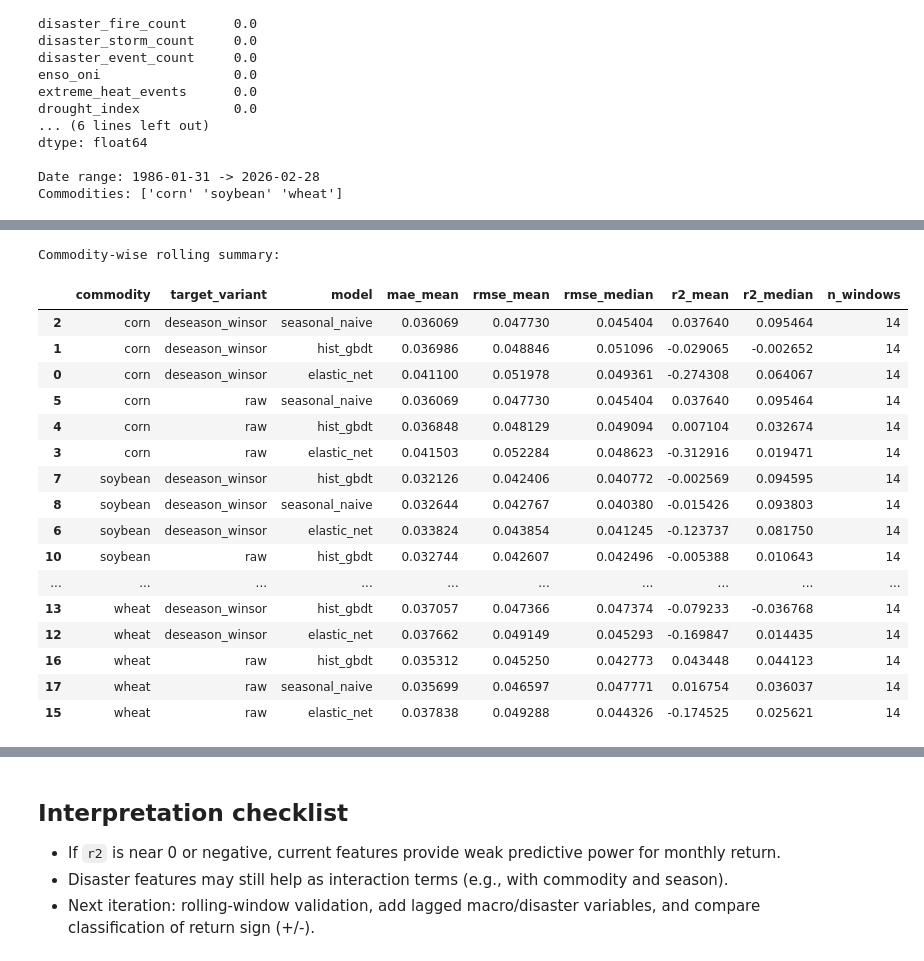
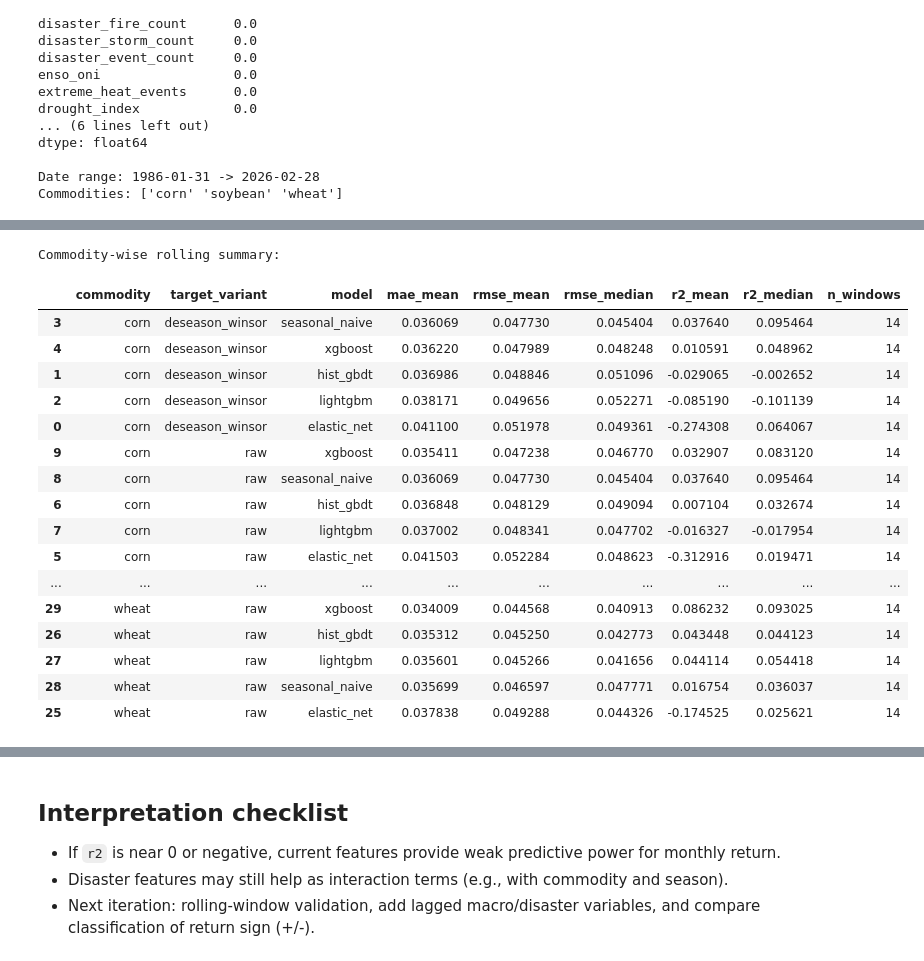
Before and after one commit to SankeerthR1/EAS508-Statistics, a Jupyter notebook: scripts/ml_response_feature_exploration.ipynb, the cells around one changed output, grey strips where cells are left out. Saved outputs shown, nothing was run; the diff lists cells and outputs as text; code cells hidden in the pictures.

Commit message:
update model

```diff
--- a/scripts/ml_response_feature_exploration.ipynb
+++ b/scripts/ml_response_feature_exploration.ipynb
@@ -8,6 +8,8 @@ import pandas as pd
 import warnings
 import os
 from pathlib import Path
+
+os.environ.setdefault("MPLCONFIGDIR", "/tmp/matplotlib")
 
 from sklearn.base import BaseEstimator, TransformerMixin
 from sklearn.compose import ColumnTransformer
@@ -18,6 +20,23 @@ from sklearn.metrics import mean_absolute_error, mean_squared_error, r2_score
 from sklearn.linear_model import Ridge, ElasticNet
 from sklearn.ensemble import HistGradientBoostingRegressor
 from IPython.display import display
+
+from statsmodels.tsa.statespace.sarimax import SARIMAX
+from statsmodels.tools.sm_exceptions import ConvergenceWarning as SMConvergenceWarning
+from statsmodels.tools.sm_exceptions import ValueWarning as SMValueWarning
+
+# Optional booster models. If package is unavailable, notebook continues gracefully.
+try:
+    from xgboost import XGBRegressor
+    HAS_XGB = True
+except Exception:
+    HAS_XGB = False
+
+try:
+    from lightgbm import LGBMRegressor
+    HAS_LGBM = True
+except Exception:
+    HAS_LGBM = False
 
 PROJECT_ROOT = Path.cwd()
 if not (PROJECT_ROOT / "pyproject.toml").exists() and (PROJECT_ROOT.parent / "pyproject.toml").exists():
@@ -32,10 +51,16 @@ panel["date"] = pd.to_datetime(panel["date"])
 panel = panel.sort_values(["commodity", "date"]).reset_index(drop=True)
 
 print(panel.shape)
+print('xgboost available:', HAS_XGB, '| lightgbm available:', HAS_LGBM)
 panel.head()
 
 # Silence noisy infra warnings in notebook runs
 warnings.filterwarnings("ignore", message="Could not find the number of physical cores")
 os.environ.setdefault("LOKY_MAX_CPU_COUNT", "8")
+warnings.filterwarnings("ignore", message="X does not have valid feature names")
+warnings.filterwarnings("ignore", category=SMConvergenceWarning)
+warnings.filterwarnings("ignore", category=SMValueWarning)
+warnings.filterwarnings("ignore", category=FutureWarning, module="statsmodels")
+warnings.filterwarnings("ignore", message="'M' is deprecated and will be removed in a future version")
 # %% [output]
 (1446, 24)
@@ -445,46 +487,56 @@ for commodity_name, sub in model_df.groupby("commodity"):
             wres["commodity"] = commodity_name
             per_commodity_results.append(wres)
 
 if per_commodity_results:
     per_commodity_df = pd.concat(per_commodity_results, ignore_index=True)
     per_commodity_summary = (
         per_commodity_df
         .groupby(["commodity", "target_variant", "model"], as_index=False)
         .agg(
             mae_mean=("mae", "mean"),
             rmse_mean=("rmse", "mean"),
             rmse_median=("rmse", "median"),
             r2_mean=("r2", "mean"),
             r2_median=("r2", "median"),
             n_windows=("window", "nunique"),
         )
         .sort_values(["commodity", "target_variant", "rmse_mean"])
     )
 
     print("Commodity-wise rolling summary:")
     display(per_commodity_summary)
 else:
     print("No commodity-wise rolling windows were generated.")
 
 
 if per_commodity_results:
     per_commodity_summary.to_csv(OUTPUT_DIR / "model_commodity_rolling_summary.csv", index=False)
+
+
+if per_commodity_results:
+    # Only keep models that beat seasonal_naive by commodity/target_variant
+    base = per_commodity_summary[per_commodity_summary["model"] == "seasonal_naive"][["commodity", "target_variant", "r2_mean"]].rename(columns={"r2_mean": "r2_base"})
+    beat_tbl = per_commodity_summary.merge(base, on=["commodity", "target_variant"], how="left")
+    beat_tbl["delta_r2_vs_seasonal_naive"] = beat_tbl["r2_mean"] - beat_tbl["r2_base"]
+    beat_tbl = beat_tbl.sort_values(["commodity", "target_variant", "delta_r2_vs_seasonal_naive"], ascending=[True, True, False])
+    display(beat_tbl)
+    beat_tbl.to_csv(OUTPUT_DIR / "model_commodity_vs_seasonal_naive.csv", index=False)
 # %% [output]
 Commodity-wise rolling summary:
 |  | commodity | target_variant | model | mae_mean | rmse_mean | rmse_median | r2_mean | r2_median | n_windows |
-| 2 | corn | deseason_winsor | seasonal_naive | 0.036069 | 0.047730 | 0.045404 | 0.037640 | 0.095464 | 14 |
+| 3 | corn | deseason_winsor | seasonal_naive | 0.036069 | 0.047730 | 0.045404 | 0.037640 | 0.095464 | 14 |
+| 4 | corn | deseason_winsor | xgboost | 0.036220 | 0.047989 | 0.048248 | 0.010591 | 0.048962 | 14 |
 | 1 | corn | deseason_winsor | hist_gbdt | 0.036986 | 0.048846 | 0.051096 | -0.029065 | -0.002652 | 14 |
+| 2 | corn | deseason_winsor | lightgbm | 0.038171 | 0.049656 | 0.052271 | -0.085190 | -0.101139 | 14 |
 | 0 | corn | deseason_winsor | elastic_net | 0.041100 | 0.051978 | 0.049361 | -0.274308 | 0.064067 | 14 |
-| 5 | corn | raw | seasonal_naive | 0.036069 | 0.047730 | 0.045404 | 0.037640 | 0.095464 | 14 |
-| 4 | corn | raw | hist_gbdt | 0.036848 | 0.048129 | 0.049094 | 0.007104 | 0.032674 | 14 |
-| 3 | corn | raw | elastic_net | 0.041503 | 0.052284 | 0.048623 | -0.312916 | 0.019471 | 14 |
-| 7 | soybean | deseason_winsor | hist_gbdt | 0.032126 | 0.042406 | 0.040772 | -0.002569 | 0.094595 | 14 |
-| 8 | soybean | deseason_winsor | seasonal_naive | 0.032644 | 0.042767 | 0.040380 | -0.015426 | 0.093803 | 14 |
-| 6 | soybean | deseason_winsor | elastic_net | 0.033824 | 0.043854 | 0.041245 | -0.123737 | 0.081750 | 14 |
-| 10 | soybean | raw | hist_gbdt | 0.032744 | 0.042607 | 0.042496 | -0.005388 | 0.010643 | 14 |
+| 9 | corn | raw | xgboost | 0.035411 | 0.047238 | 0.046770 | 0.032907 | 0.083120 | 14 |
+| 8 | corn | raw | seasonal_naive | 0.036069 | 0.047730 | 0.045404 | 0.037640 | 0.095464 | 14 |
+| 6 | corn | raw | hist_gbdt | 0.036848 | 0.048129 | 0.049094 | 0.007104 | 0.032674 | 14 |
+| 7 | corn | raw | lightgbm | 0.037002 | 0.048341 | 0.047702 | -0.016327 | -0.017954 | 14 |
+| 5 | corn | raw | elastic_net | 0.041503 | 0.052284 | 0.048623 | -0.312916 | 0.019471 | 14 |
 | ... | ... | ... | ... | ... | ... | ... | ... | ... | ... |
-| 13 | wheat | deseason_winsor | hist_gbdt | 0.037057 | 0.047366 | 0.047374 | -0.079233 | -0.036768 | 14 |
-| 12 | wheat | deseason_winsor | elastic_net | 0.037662 | 0.049149 | 0.045293 | -0.169847 | 0.014435 | 14 |
-| 16 | wheat | raw | hist_gbdt | 0.035312 | 0.045250 | 0.042773 | 0.043448 | 0.044123 | 14 |
-| 17 | wheat | raw | seasonal_naive | 0.035699 | 0.046597 | 0.047771 | 0.016754 | 0.036037 | 14 |
-| 15 | wheat | raw | elastic_net | 0.037838 | 0.049288 | 0.044326 | -0.174525 | 0.025621 | 14 |
+| 29 | wheat | raw | xgboost | 0.034009 | 0.044568 | 0.040913 | 0.086232 | 0.093025 | 14 |
+| 26 | wheat | raw | hist_gbdt | 0.035312 | 0.045250 | 0.042773 | 0.043448 | 0.044123 | 14 |
+| 27 | wheat | raw | lightgbm | 0.035601 | 0.045266 | 0.041656 | 0.044114 | 0.054418 | 14 |
+| 28 | wheat | raw | seasonal_naive | 0.035699 | 0.046597 | 0.047771 | 0.016754 | 0.036037 | 14 |
+| 25 | wheat | raw | elastic_net | 0.037838 | 0.049288 | 0.044326 | -0.174525 | 0.025621 | 14 |
```
Also changed, not shown: parts of 4 cells of this notebook, 7 other files.
